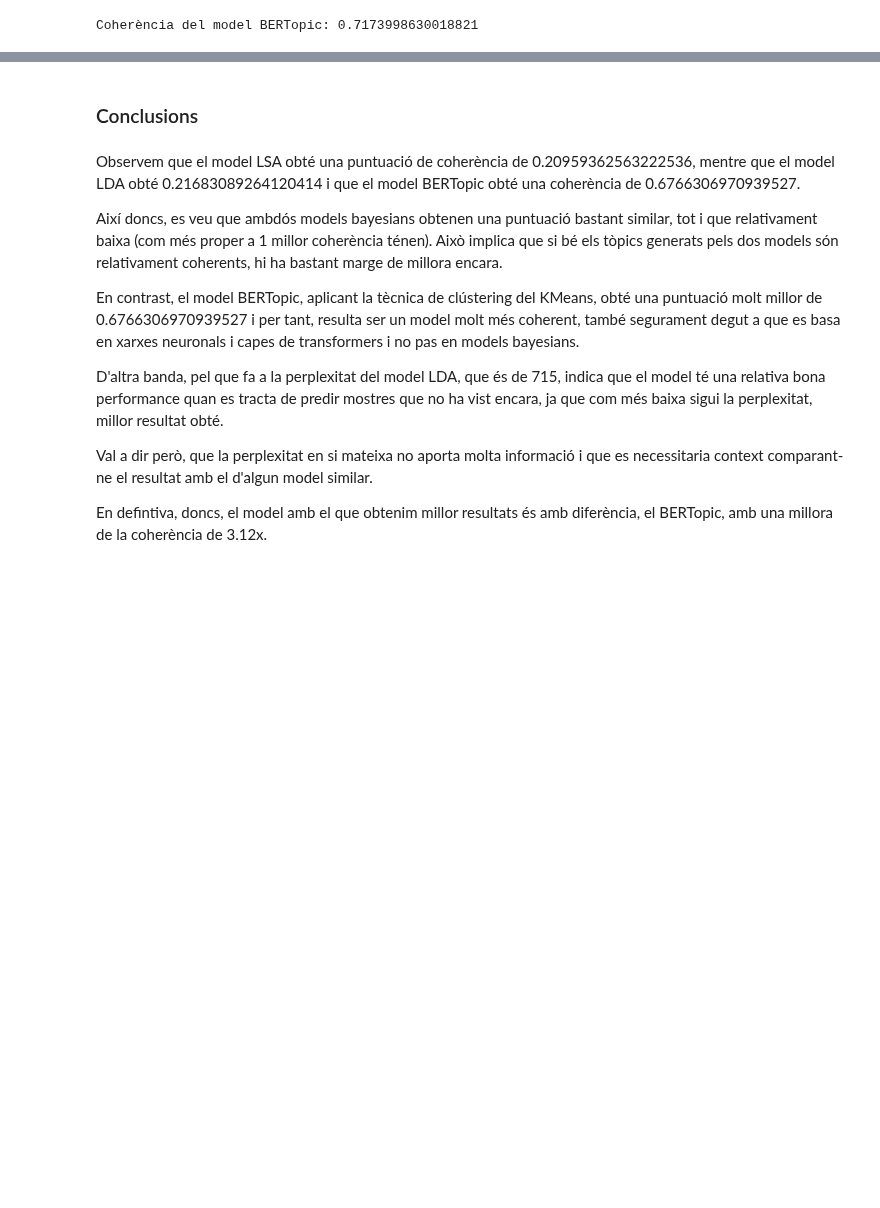
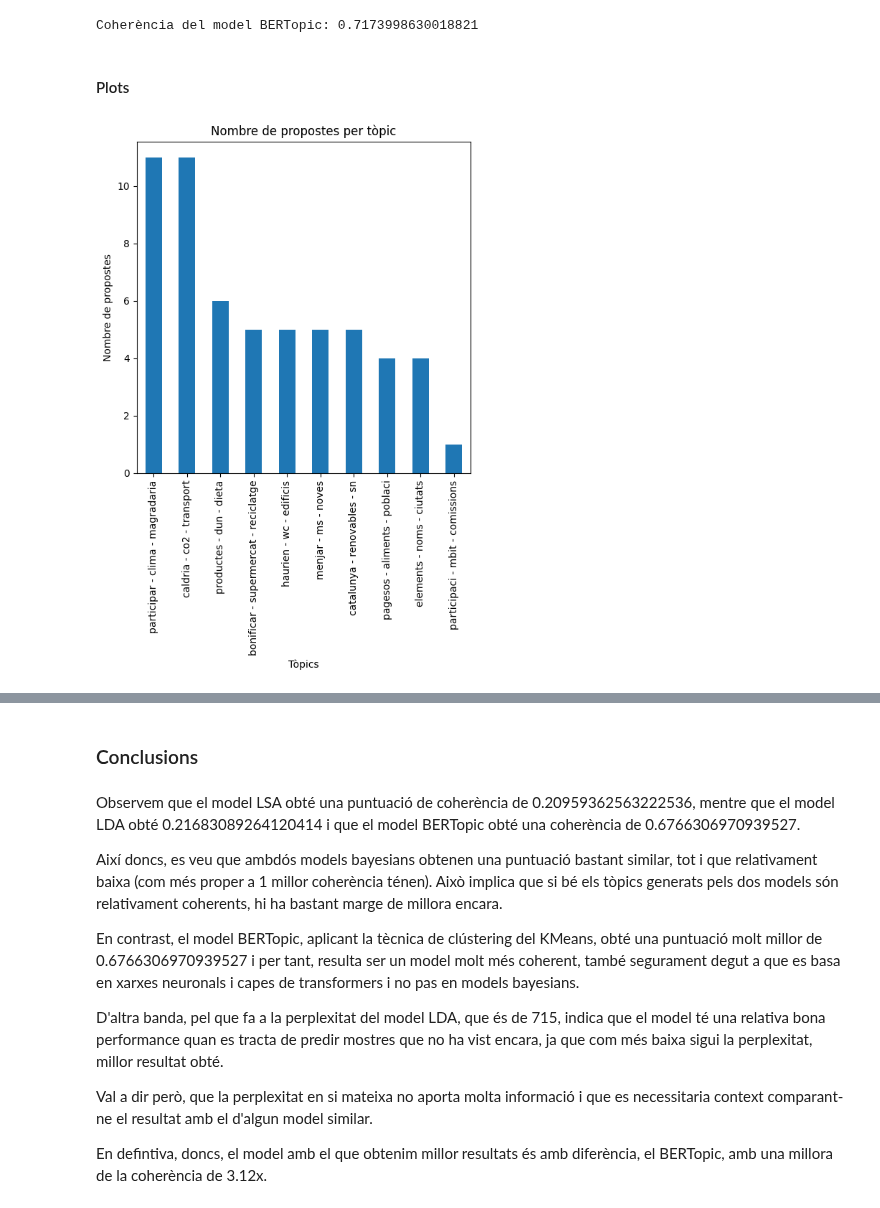
Before and after one commit to NoOPeEKS/dades-assemblea-clima, a Jupyter notebook: notebooks/topic_modeling.ipynb, the cells around one changed output, grey strips where cells are left out. Saved outputs shown, nothing was run; the diff lists cells and outputs as text; code cells hidden in the pictures; blank space fills up the shorter version.

Commit message:
BERTopic plots started

```diff
--- a/notebooks/topic_modeling.ipynb
+++ b/notebooks/topic_modeling.ipynb
@@ -298,11 +301,9 @@ class BERTopicWrapper(BaseEstimator, TransformerMixin):
     def get_topic_info(self):
         return self.model.get_topic_info()
 
-# def create_pipeline(n_clusters, top_n_words, stop_words):
-#     vectorizer_model = CountVectorizer(stop_words=list(stop_words))
-#     cluster_model = KMeans(n_clusters=n_clusters)
-#     topic_model = BERTopic(vectorizer_model=vectorizer_model, hdbscan_model=cluster_model, top_n_words=top_n_words)
-#     return Pipeline([('bert', topic_model)])
+    def get_document_info(self, documents):
+        return self.model.get_document_info(documents)
+
 
 def silhouette_scorer(estimator, X):
     topics, probs = estimator.transform(X)
@@ -356,3 +356,7 @@ best_model.get_topic_info()
 | 7 | 7 | 4 | 7_pagesos_aliments_poblaci | [pagesos, aliments, poblaci] | [La priorització ha de basar-se e... |
 | 8 | 8 | 4 | 8_elements_noms_ciutats | [elements, noms, ciutats] | [Estem entrant en un caos climàti... |
 | 9 | 9 | 1 | 9_participaci_mbit_comissions | [participaci, mbit, comissions] | [Crear xarxa local de comissions ... |
+# %%
+topic_list = best_model.model.get_document_info(df_proposals['body/ca'])['Top_n_words']
+df_proposals['topics_bert'] = topic_list
+df_proposals.head()
@@ -382,3 +393,15 @@ def calculate_bertopic_coherence(topic_model, docs):
 calculate_bertopic_coherence(best_model.model, df_proposals['body/ca'])
 # %% [output]
 Coherència del model BERTopic: 0.7173998630018821
+# %% [markdown]
+#### Plots
+# %%
+plt.figure(figsize=(6,6))
+plt.rcParams.update({"font.size": 10})
+df_proposals['topics_bert'].value_counts().plot(kind="bar")
+plt.title("Nombre de propostes per tòpic")
+plt.xlabel("Tòpics")
+plt.ylabel("Nombre de propostes")
+plt.show()
+# %% [output]
+[figure, added]
```
Also changed, not shown: parts of 6 cells of this notebook.
